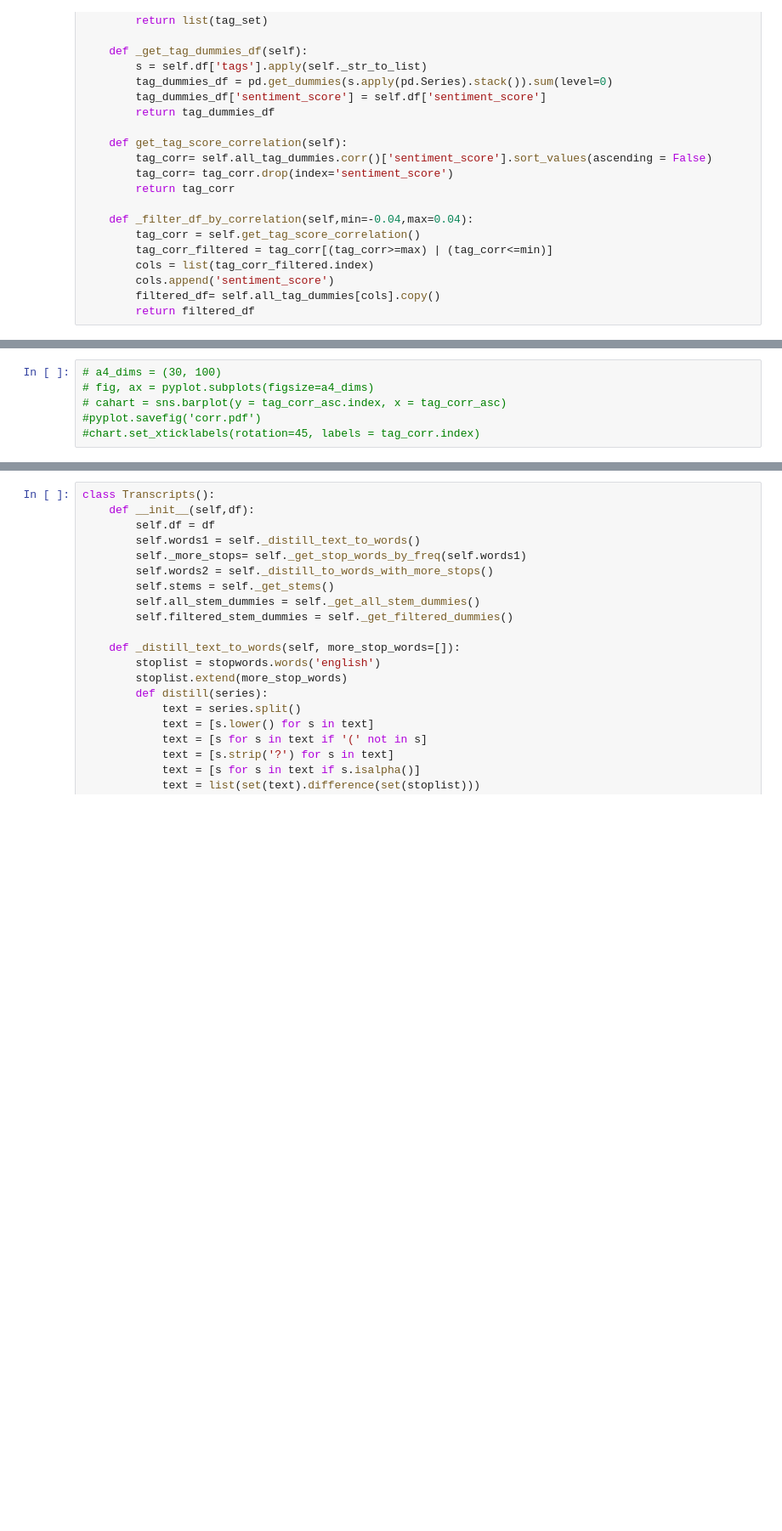
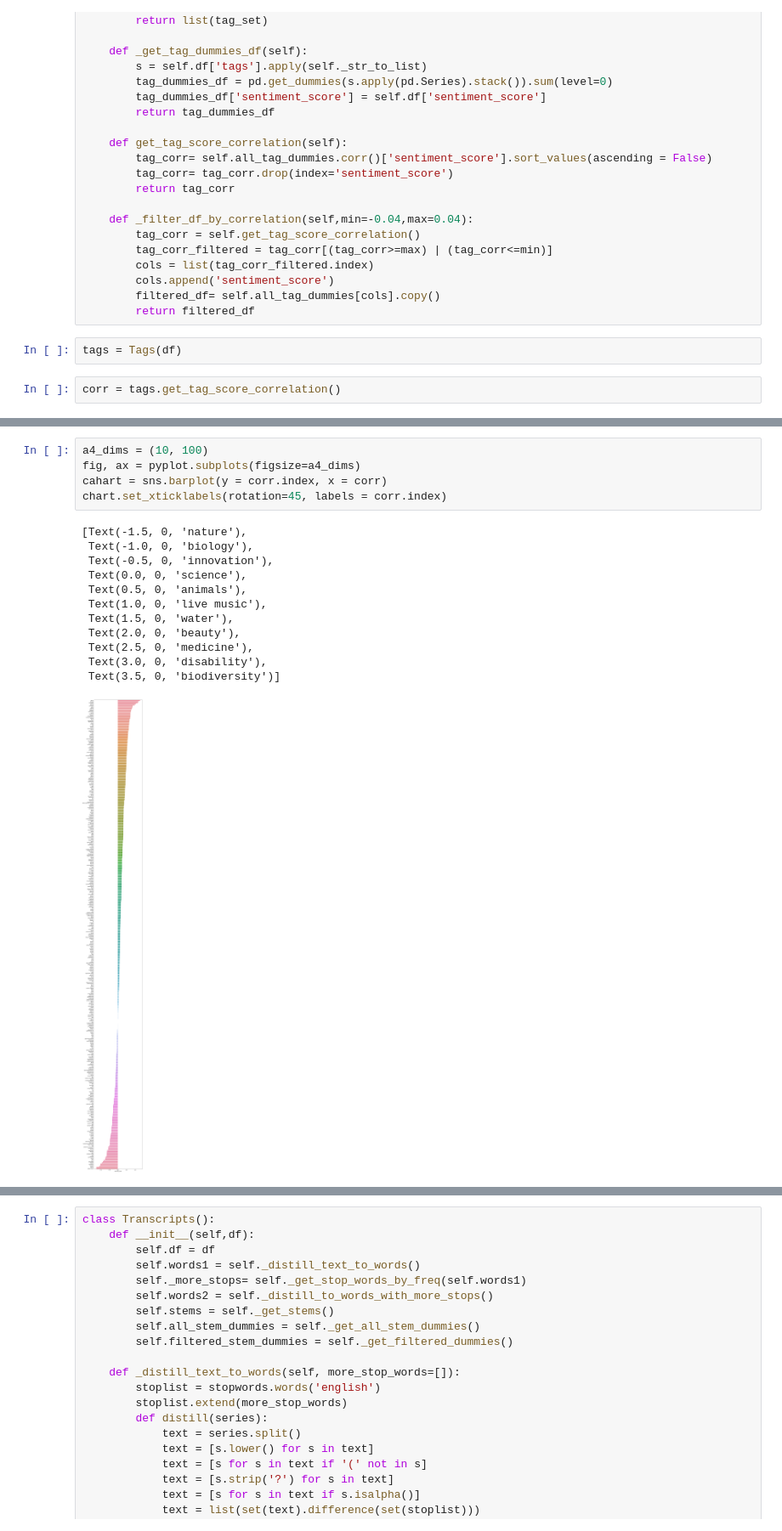
Before and after one commit to wesbh/ted_prediction, a Jupyter notebook: Ted.ipynb, the cells around one changed output, grey strips where cells are left out. Shown at 85% size. Cells and saved outputs as stored; diff of their text form; blank space fills up the shorter version.

```diff
--- a/Ted.ipynb
+++ b/Ted.ipynb
@@ -172,3 +193,7 @@ class Tags():
         cols.append('sentiment_score')
         filtered_df= self.all_tag_dummies[cols].copy()
         return filtered_df
+# %%
+tags = Tags(df)
+# %%
+corr = tags.get_tag_score_correlation()
@@ -175,6 +217,18 @@ class Tags():
 # %%
-# a4_dims = (30, 100)
-# fig, ax = pyplot.subplots(figsize=a4_dims)
-# cahart = sns.barplot(y = tag_corr_asc.index, x = tag_corr_asc)
-#pyplot.savefig('corr.pdf')
-#chart.set_xticklabels(rotation=45, labels = tag_corr.index)
+a4_dims = (10, 100)
+fig, ax = pyplot.subplots(figsize=a4_dims)
+cahart = sns.barplot(y = corr.index, x = corr)
+chart.set_xticklabels(rotation=45, labels = corr.index)
+# %% [output]
+[Text(-1.5, 0, 'nature'),
+ Text(-1.0, 0, 'biology'),
+ Text(-0.5, 0, 'innovation'),
+ Text(0.0, 0, 'science'),
+ Text(0.5, 0, 'animals'),
+ Text(1.0, 0, 'live music'),
+ Text(1.5, 0, 'water'),
+ Text(2.0, 0, 'beauty'),
+ Text(2.5, 0, 'medicine'),
+ Text(3.0, 0, 'disability'),
+ Text(3.5, 0, 'biodiversity')]
+[figure, added]
```
Also changed, not shown: parts of 30 cells of this notebook.
